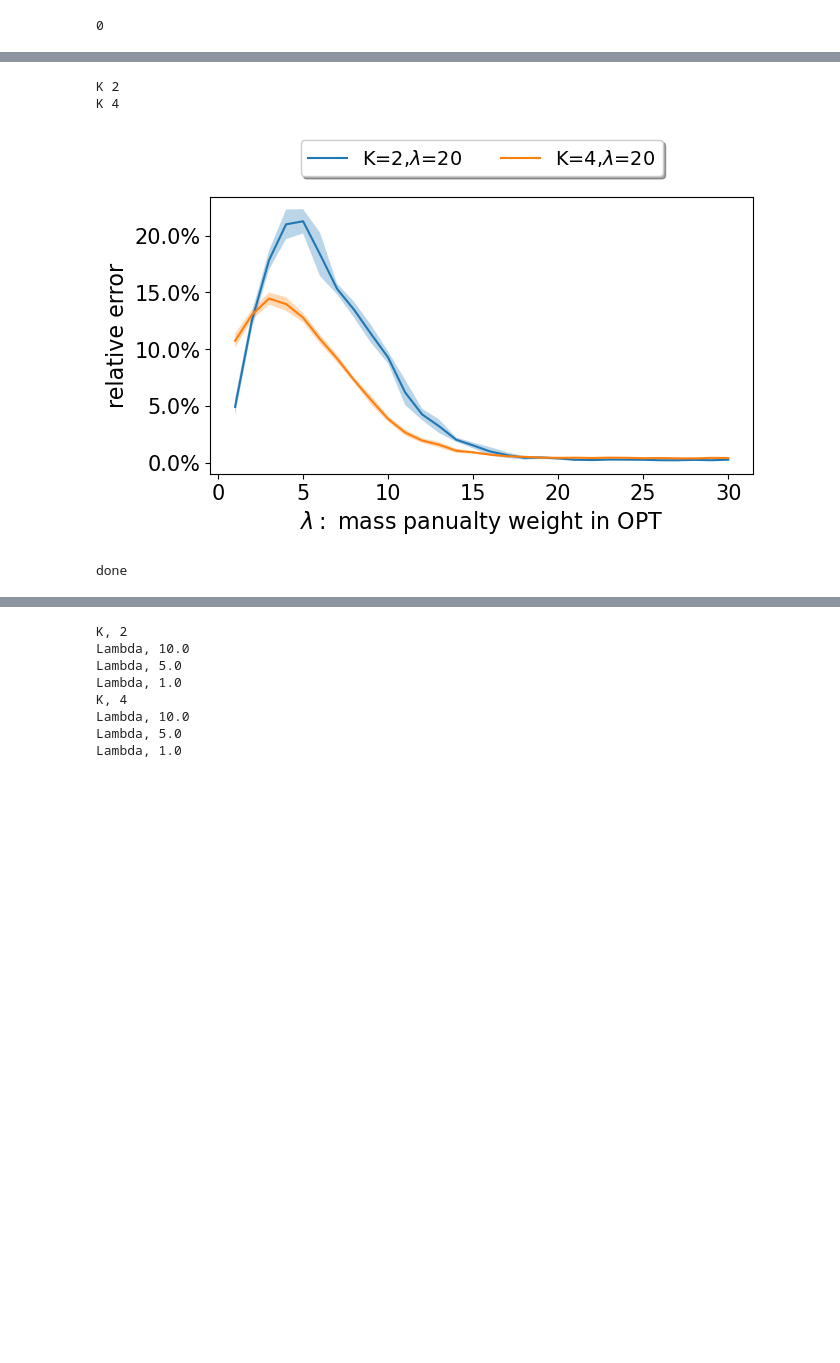
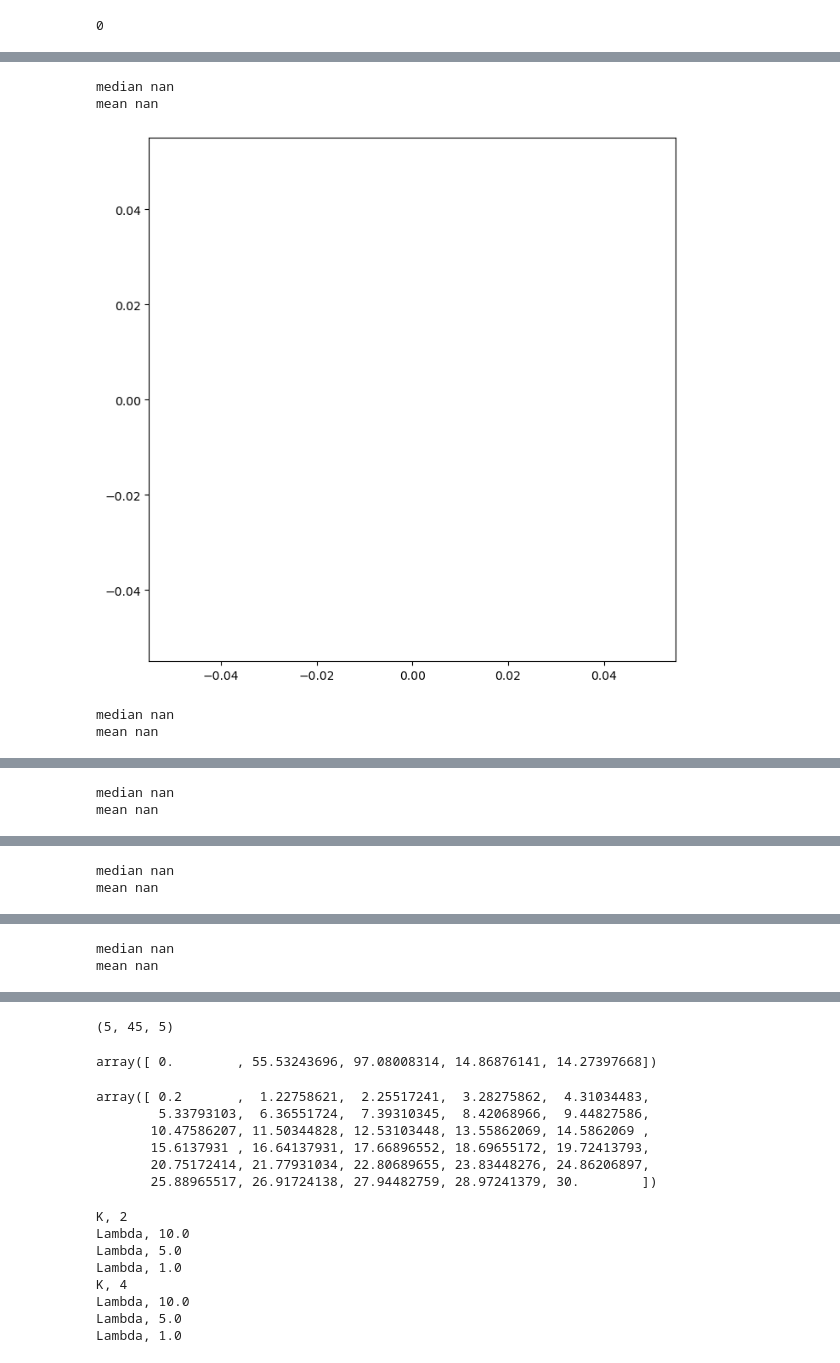
Before and after one commit to yikun-baio/LinearOPT, a Jupyter notebook: accuracy_test.ipynb, the cells around one changed output, grey strips where cells are left out. Saved outputs shown, nothing was run; the diff lists cells and outputs as text; code cells hidden in the pictures; blank space fills up the shorter version.

```diff
--- a/accuracy_test.ipynb
+++ b/accuracy_test.ipynb
@@ -223,20 +194,17 @@ n 500
 # %%
 #save_dict=torch.load('experiment/performance/cost_list_K'+str(K)+ '.pt')
 linestyle_array = ['-', '-', '--', '--', '-.', '-.']
-Lambda_list=np.linspace(1,30,30)
-m_list=np.array([[1.,1.],[-1.,-1.],[-1.,1.],[1.,-1.]])
-
 #ax = plt.subplot(111)
-save_dict2=torch.load('experiment/performance/cost_list.pt')
-
+#save_dict2=torch.load('experiment/performance/cost_list.pt')
+#save_dict2=save_dict.copy()
 fig = plt.figure(1, (7,4))
 ax = fig.add_subplot(1,1,1)
 ind=0
-for K in [2,4]:
-    print('K',K)
-    opt_cost1=save_dict2['K=%d,opt_cost1'%(K)]
-    opt_cost2=save_dict2['K=%d,opt_cost2'%(K)]
-    relative_error=(np.abs(opt_cost2-opt_cost1)/opt_cost1).mean(3)[0]
+for K in K_list:
+    opt_cost1=save_dict['K=%d,opt_cost_list'%(K)]
+    opt_cost2=save_dict['K=%d,lopt_cost_list'%(K)]
+    relative_error=(np.abs(opt_cost2-opt_cost1)/opt_cost1+1e-4).mean(2)[0]
+
     relative_error_mean=relative_error.mean(1)
     relative_error_std=relative_error.std(1)
     ax.plot(Lambda_list,relative_error_mean,linestyle_array[ind],label=r'K=%d'%(K))
@@ -251,15 +219,30 @@ plt.xticks(fontsize=15)
 plt.yticks(fontsize=15)
 box = ax.get_position()
 ax.set_position([box.x0, box.y0 + box.height * 0.1,box.width, box.height * 0.9])
-ax.legend(loc='upper center',bbox_to_anchor=(0.5, 1.24),
+ax.legend(loc='upper center',bbox_to_anchor=(0.5, 1.22),
           fancybox=True, shadow=True, ncol=3,fontsize=13.9)
-plt.savefig('experiment/performance/error%d.pdf'%(x),format="pdf",dpi=800,bbox_inches='tight')
+plt.savefig('experiment/Rebuttal/error_lambda.pdf',format="pdf",dpi=800,bbox_inches='tight')
 plt.show()
 #plt.close()
 
 print('done')
-# %% [output]
-K 2
-K 4
-[figure, removed]
-done
+# %%
+K=10
+opt_cost1=save_dict['K=%d,opt_cost_list'%(K)]
+opt_cost2=save_dict['K=%d,lopt_cost_list'%(K)]
+relative_error=(np.abs(opt_cost2-opt_cost1)/opt_cost1)[0,0,:,:]
+
+
+
+for i in range(5):
+    print('median',np.median(relative_error[:,i]))
+    print('mean',relative_error[:,i].mean())
+    fig,ax=plt.subplots(1,1,figsize=(8,8))
+    ax.plot(relative_error[:,i])
+    plt.show()
+# %% [output]
+median nan
+mean nan
+[figure, added]
+median nan
+mean nan
@@ -265,0 +250,2 @@ done
+median nan
+mean nan
@@ -265,0 +253,2 @@ done
+median nan
+mean nan
@@ -265,0 +256,2 @@ done
+median nan
+mean nan
@@ -266,3 +261,19 @@ done
+# %%
+B=A[0]
+print(B.shape)
+B[:,0,0]
+# %% [output]
+(5, 45, 5)
+array([ 0.        , 55.53243696, 97.08008314, 14.86876141, 14.27397668])
+# %%
+Lambda_list
+# %% [output]
+array([ 0.2       ,  1.22758621,  2.25517241,  3.28275862,  4.31034483,
+        5.33793103,  6.36551724,  7.39310345,  8.42068966,  9.44827586,
+       10.47586207, 11.50344828, 12.53103448, 13.55862069, 14.5862069 ,
+       15.6137931 , 16.64137931, 17.66896552, 18.69655172, 19.72413793,
+       20.75172414, 21.77931034, 22.80689655, 23.83448276, 24.86206897,
+       25.88965517, 26.91724138, 27.94482759, 28.97241379, 30.        ])
 # %%
 #save_dict=torch.load('experiment/performance/cost_list_K'+str(K)+ '.pt')
 linestyle_array = ['-', '-', '--', '--', '-.', '-.']
```
Also changed, not shown: parts of 4 cells of this notebook, 3 other files.
